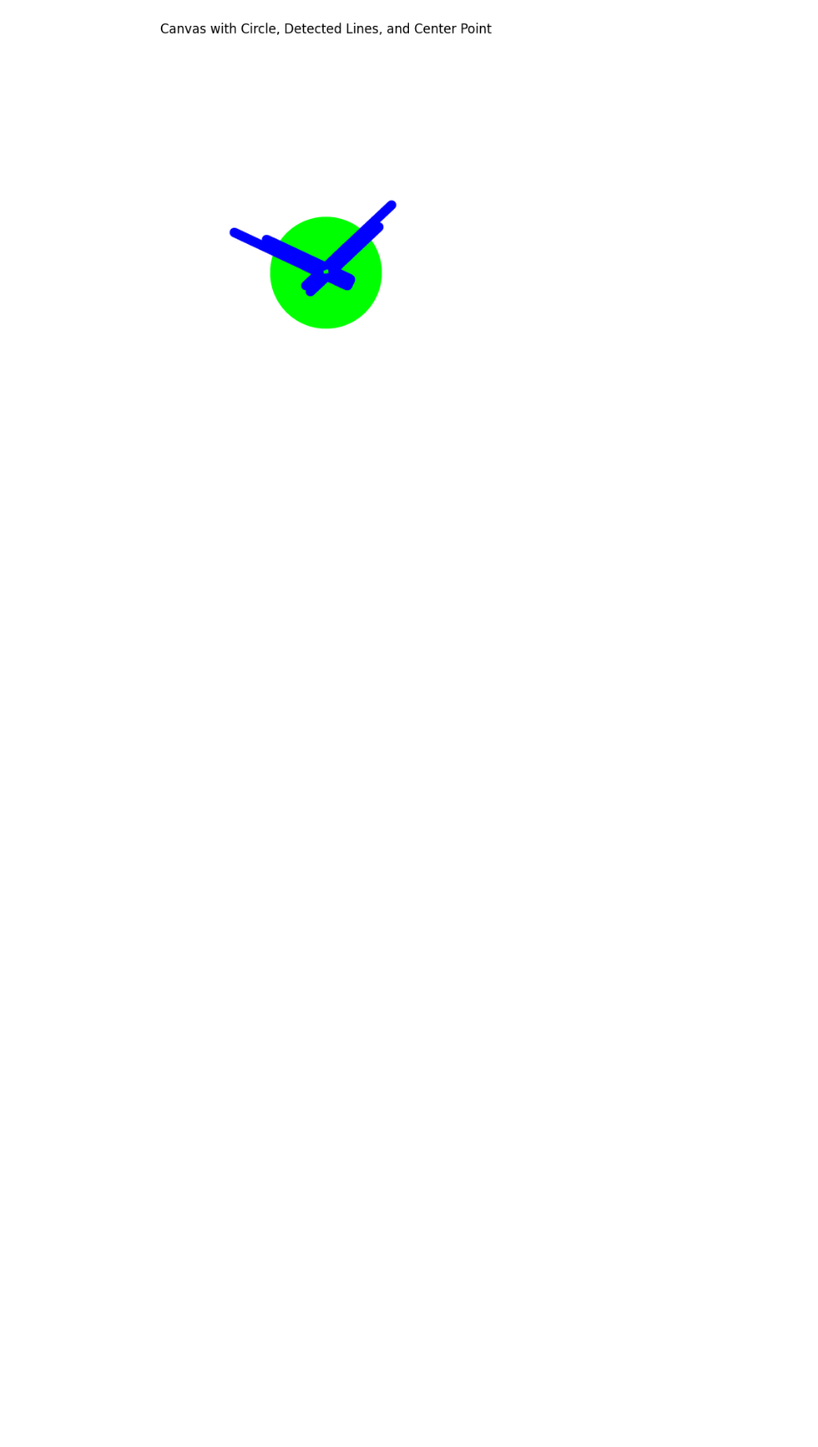
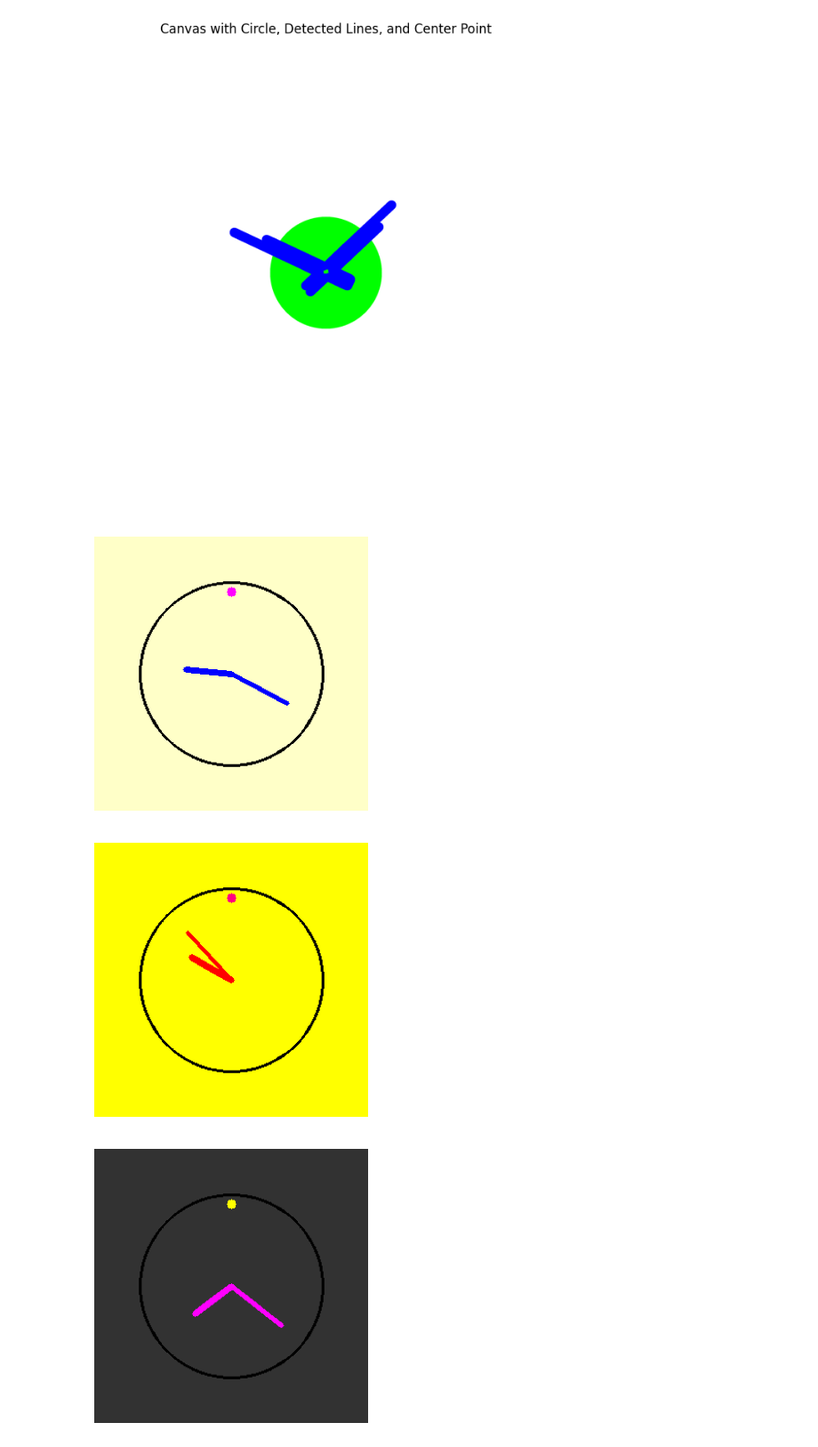
Before and after one commit to mayurasandakalum/analog-time-reader, a Jupyter notebook: analysis_steps.ipynb, the cells around one changed output. Shown: that part at 89% size. Drawn from its saved outputs; the diff is of its cells as text; code cells hidden in the pictures; blank space fills up the shorter version.

Commit message:
Enhance code structure and readability; standardized formatting and updated variable names across several files.

```diff
--- a/analysis_steps.ipynb
+++ b/analysis_steps.ipynb
@@ -379,3 +379,72 @@ plt.axis('off')
 plt.show()
 # %% [output]
 [figure]
+# %%
+import cv2
+import numpy as np
+import random
+import matplotlib.pyplot as plt
+
+# Function to draw a clock-like image
+def draw_clock(bg_color, hand_color, dot_color):
+    # Create a blank image
+    img = np.full((300, 300, 3), bg_color, dtype=np.uint8)
+
+    # Define the center and radius of the clock
+    center = (150, 150)
+    radius = 100
+
+    # Draw the circle for the clock
+    cv2.circle(img, center, radius, (0, 0, 0), 2)
+
+    # Draw the hands of the clock
+    hour_hand_angle = random.randint(0, 360)
+    minute_hand_angle = random.randint(0, 360)
+    hour_hand_length = int(0.5 * radius)
+    minute_hand_length = int(0.7 * radius)
+
+    hour_hand_end = (
+        int(center[0] + hour_hand_length * np.cos(np.radians(hour_hand_angle))),
+        int(center[1] - hour_hand_length * np.sin(np.radians(hour_hand_angle))),
+    )
+    minute_hand_end = (
+        int(center[0] + minute_hand_length * np.cos(np.radians(minute_hand_angle))),
+        int(center[1] - minute_hand_length * np.sin(np.radians(minute_hand_angle))),
+    )
+
+    cv2.line(img, center, hour_hand_end, hand_color, 6)
+    cv2.line(img, center, minute_hand_end, hand_color, 4)
+
+    # Draw a small dot at the top
+    top_dot = (center[0], center[1] - radius + 10)
+    cv2.circle(img, top_dot, 5, dot_color, -1)
+
+    return img
+
+# Define colors for the background, hands, and dot (in BGR format)
+colors = [
+    ((200, 255, 255), (255, 0, 0), (255, 0, 255)),  # Blue theme
+    ((0, 255, 255), (0, 0, 255), (128, 0, 255)),    # Yellow theme
+    ((50, 50, 50), (255, 0, 255), (0, 255, 255)),   # Dark theme
+    ((50, 255, 50), (0, 255, 0), (255, 0, 255)),    # Green theme
+    ((50, 100, 200), (0, 0, 50), (255, 0, 200)),    # Red theme
+    ((200, 255, 200), (200, 200, 200), (0, 200, 0)) # Light theme
+]
+
+# Generate and display clock images
+for i, color_set in enumerate(colors):
+    bg, hand, dot = color_set
+    img = draw_clock(bg, hand, dot)
+
+    # Convert BGR to RGB for Matplotlib
+    img_rgb = cv2.cvtColor(img, cv2.COLOR_BGR2RGB)
+
+    # Display the image using Matplotlib
+    plt.figure(figsize=(4, 4))
+    plt.imshow(img_rgb)
+    plt.axis('off')
+    plt.show()
+# %% [output]
+[figure, added]
+[figure, added]
+[figure, added]
```
Also changed, not shown: parts of 1 cell of this notebook.
